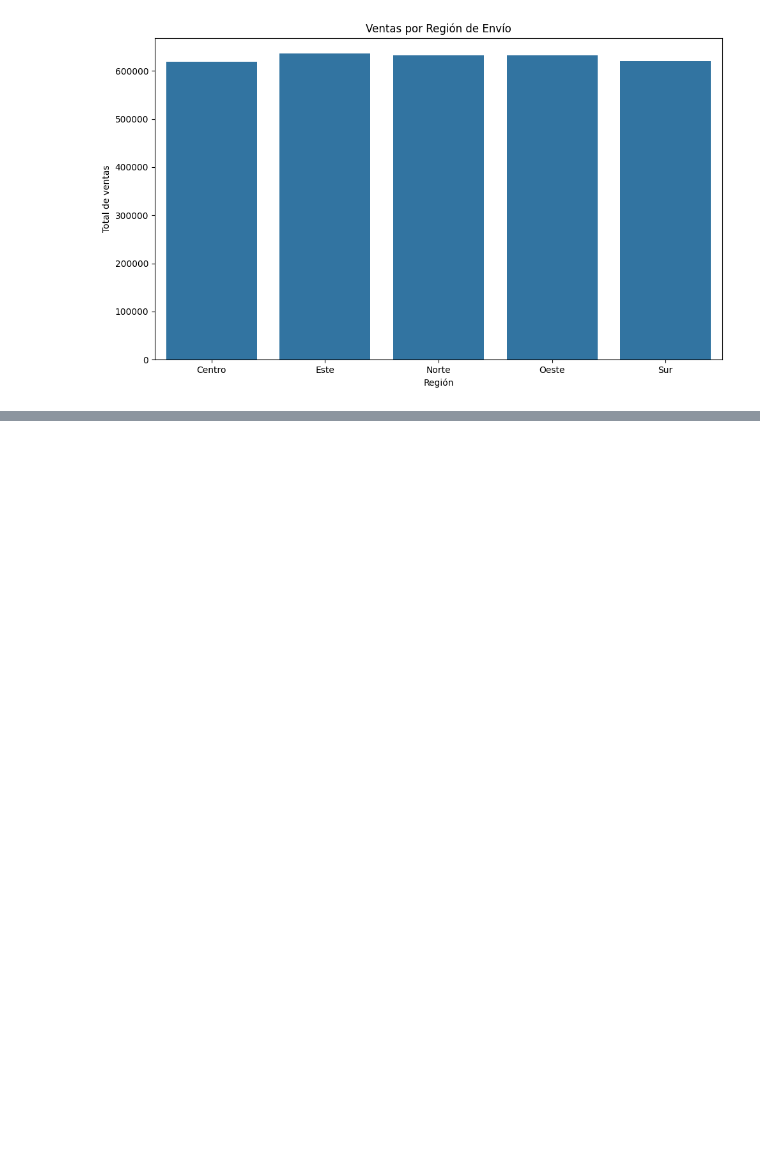
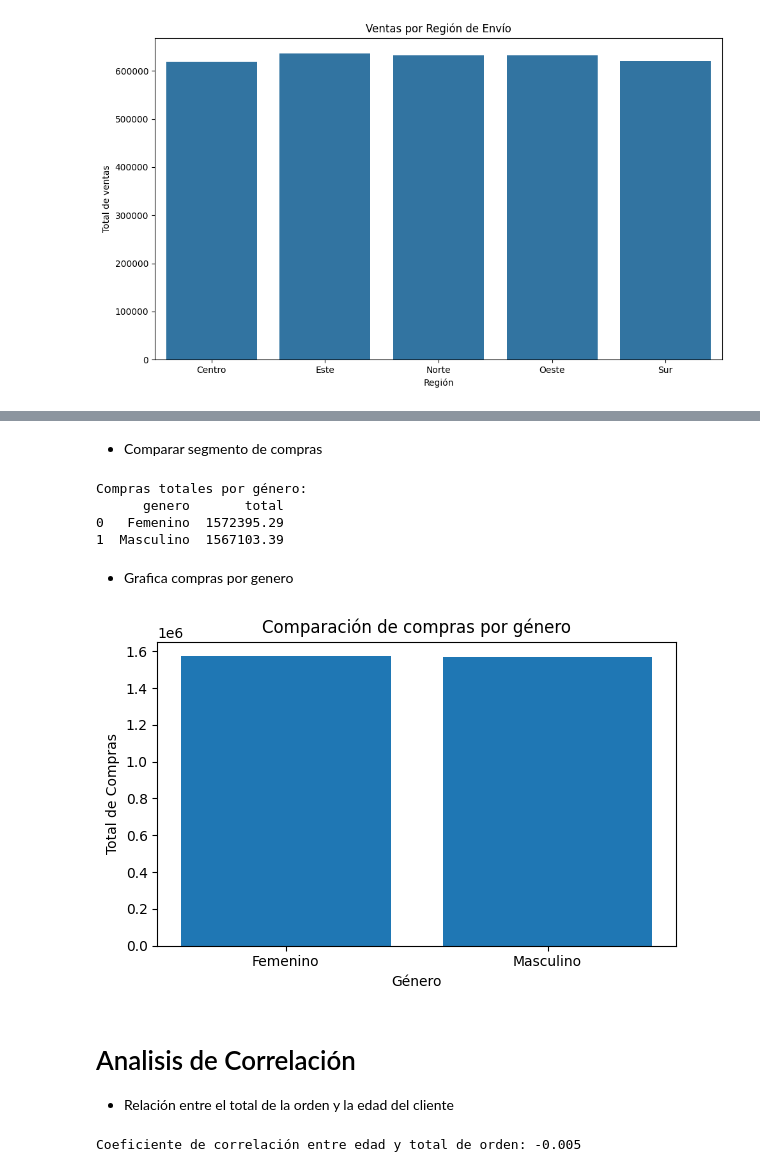
Before and after one commit to bryan967132/SOG22S25_Grupo16, a Jupyter notebook: Practica_Grupo16.ipynb, the cells around one changed output, grey strips where cells are left out. Saved outputs shown, nothing was run; the diff lists cells and outputs as text; code cells hidden in the pictures; blank space fills up the shorter version.

Commit message:
Analisis de datos

```diff
--- a/Practica_Grupo16.ipynb
+++ b/Practica_Grupo16.ipynb
@@ -340,0 +480,36 @@ plt.show()
+# %% [markdown]
+- Comparar segmento de compras
+# %%
+compras_por_genero = ventas.groupby("genero")["total"].sum().reset_index()
+
+print("Compras totales por género:")
+print(compras_por_genero)
+# %% [output]
+Compras totales por género:
+      genero       total
+0   Femenino  1572395.29
+1  Masculino  1567103.39
+# %% [markdown]
+ - Grafica compras por genero
+# %%
+plt.figure(figsize=(6,4))
+plt.bar(compras_por_genero["genero"], compras_por_genero["total"])
+plt.title("Comparación de compras por género")
+plt.xlabel("Género")
+plt.ylabel("Total de Compras")
+plt.tight_layout()
+plt.show()
+# %% [output]
+[figure, added]
+# %% [markdown]
+# Analisis de Correlación
+
+- Relación entre el total de la orden y la edad del
+cliente
+# %%
+orden_total = ventas.groupby(["orden", "cliente", "edad"], as_index=False)["total"].sum()
+
+correlacion = orden_total["total"].corr(orden_total["edad"])
+print(f"Coeficiente de correlación entre edad y total de orden: {correlacion:.3f}")
+# %% [output]
+Coeficiente de correlación entre edad y total de orden: -0.005
```
Also changed, not shown: parts of 20 cells of this notebook.
